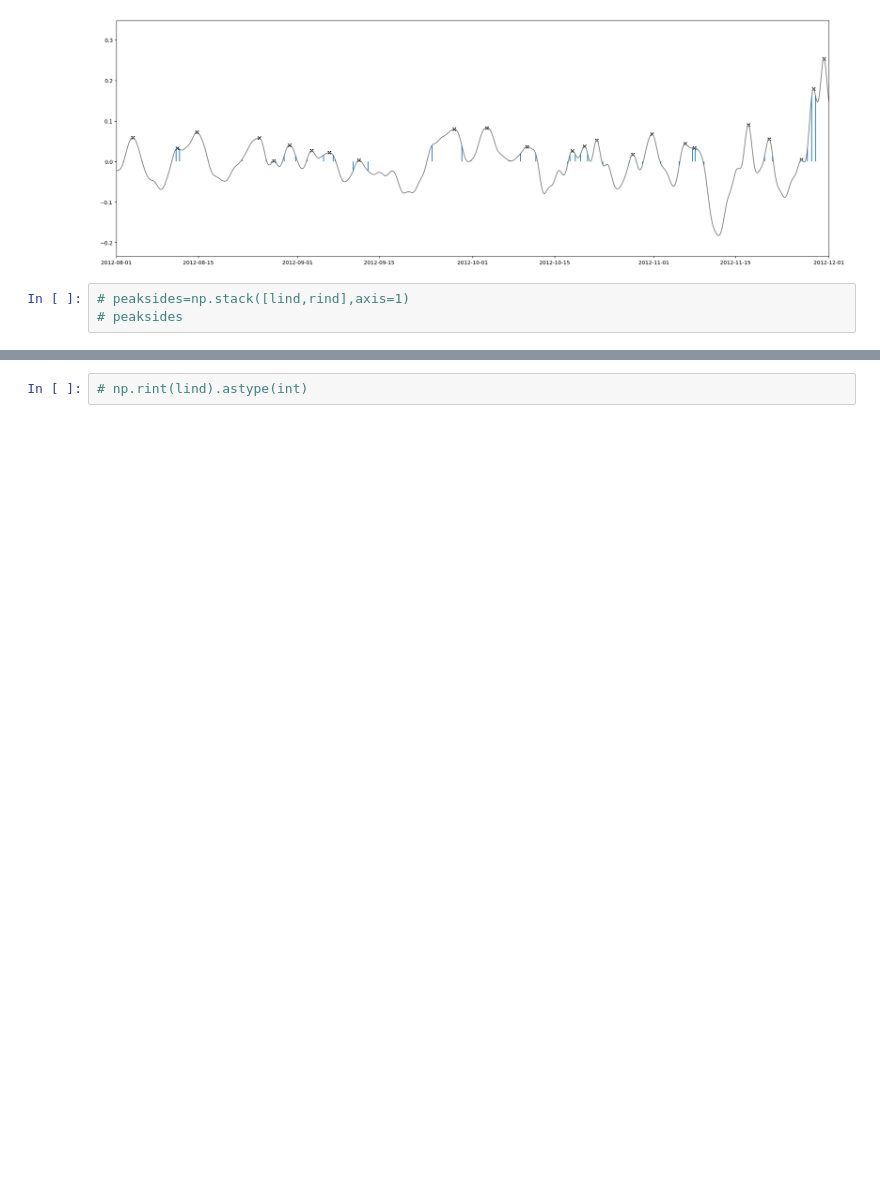
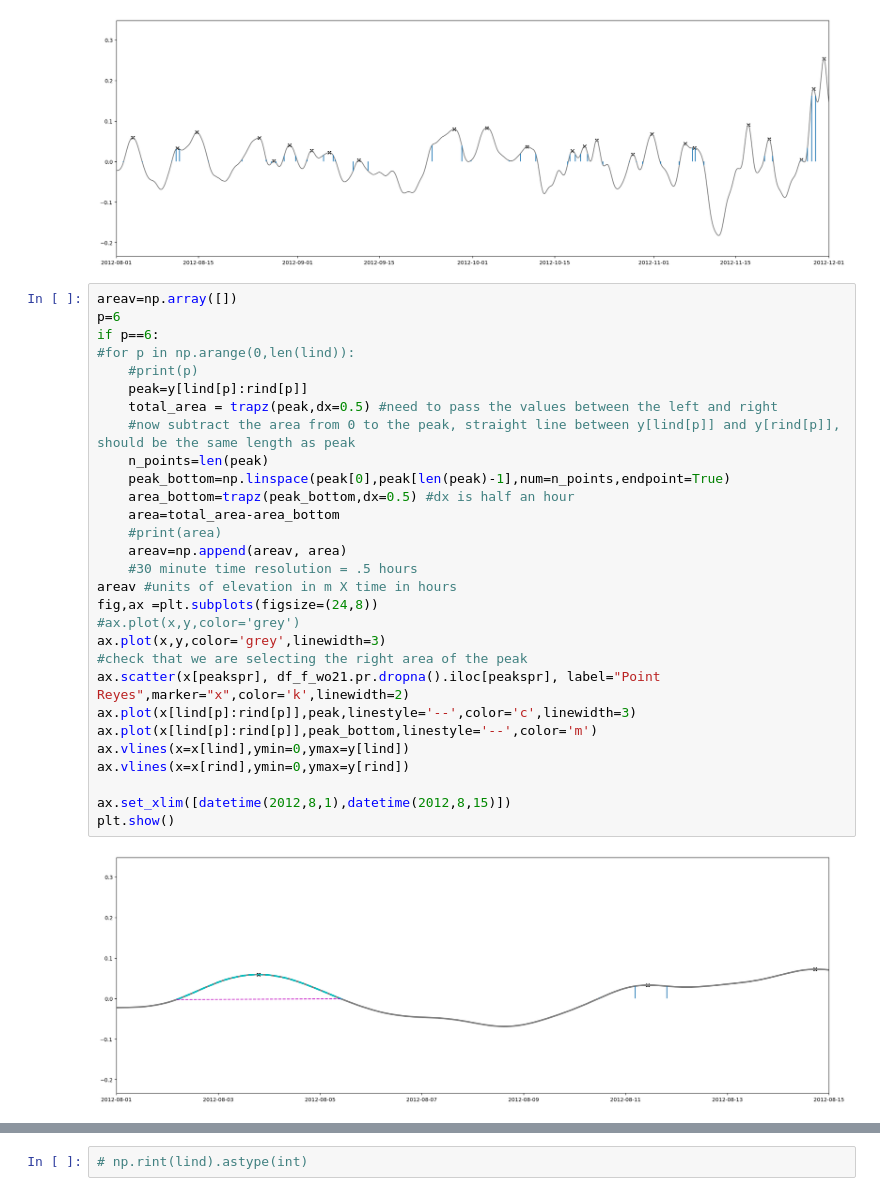
Before and after one commit to jennaisrael/Savio_scratch_back_up, a Jupyter notebook: climate_data_processing/identify_stp/test_peak_finding_do_not_downsample.ipynb, the cells around one changed output, grey strips where cells are left out. Saved outputs shown, nothing was run; the diff lists cells and outputs as text; blank space fills up the shorter version.

Commit message:
add intensity-duration plot

```diff
--- a/climate_data_processing/identify_stp/test_peak_finding_do_not_downsample.ipynb
+++ b/climate_data_processing/identify_stp/test_peak_finding_do_not_downsample.ipynb
@@ -491,7 +491,35 @@ plt.show()
 # %% [output]
 [figure]
 # %%
-# peaksides=np.stack([lind,rind],axis=1)
-# peaksides
+areav=np.array([])
+p=6
+if p==6:
+#for p in np.arange(0,len(lind)):
+    #print(p)
+    peak=y[lind[p]:rind[p]]
+    total_area = trapz(peak,dx=0.5) #need to pass the values between the left and right
+    #now subtract the area from 0 to the peak, straight line between y[lind[p]] and y[rind[p]], should be the same length as peak
+    n_points=len(peak)
+    peak_bottom=np.linspace(peak[0],peak[len(peak)-1],num=n_points,endpoint=True)
+    area_bottom=trapz(peak_bottom,dx=0.5) #dx is half an hour
+    area=total_area-area_bottom
+    #print(area)
+    areav=np.append(areav, area)
+    #30 minute time resolution = .5 hours
+areav #units of elevation in m X time in hours
+fig,ax =plt.subplots(figsize=(24,8))
+#ax.plot(x,y,color='grey')
+ax.plot(x,y,color='grey',linewidth=3)
+#check that we are selecting the right area of the peak
+ax.scatter(x[peakspr], df_f_wo21.pr.dropna().iloc[peakspr], label="Point Reyes",marker="x",color='k',linewidth=2)
+ax.plot(x[lind[p]:rind[p]],peak,linestyle='--',color='c',linewidth=3)
+ax.plot(x[lind[p]:rind[p]],peak_bottom,linestyle='--',color='m')
+ax.vlines(x=x[lind],ymin=0,ymax=y[lind])
+ax.vlines(x=x[rind],ymin=0,ymax=y[rind])
+
+ax.set_xlim([datetime(2012,8,1),datetime(2012,8,15)])
+plt.show()
+# %% [output]
+[figure, added]
 # %%
 areav=np.array([])
```
Also changed, not shown: parts of 23 cells of this notebook.
